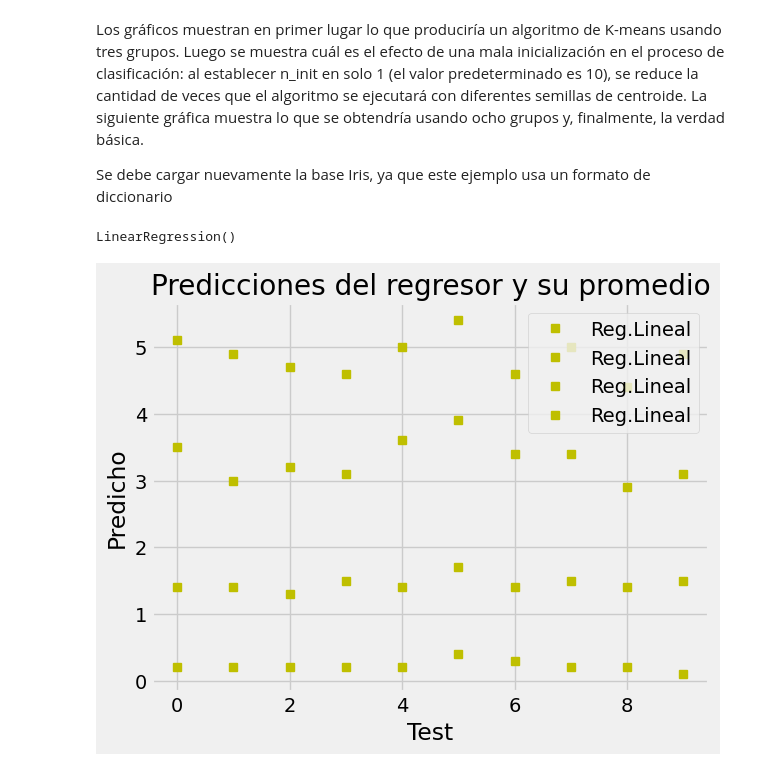
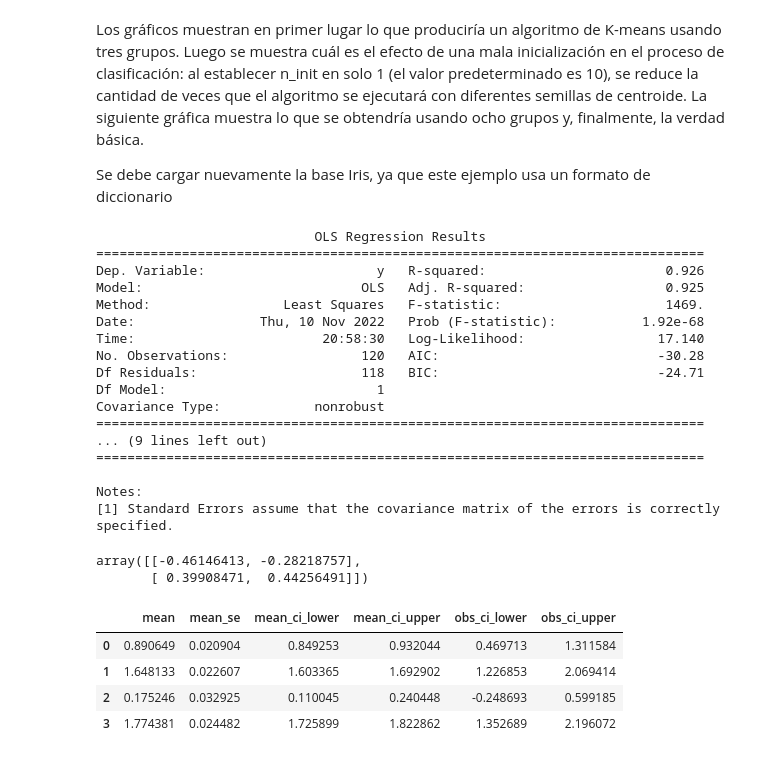
Before and after one commit to merlin-cba/ISPC-Ciencia-de-Datos, a Jupyter notebook: Examen V1.ipynb, the cells around one changed output. Drawn from its saved outputs; the diff is of its cells as text; code cells hidden in the pictures.

```diff
--- a/Examen V1.ipynb
+++ b/Examen V1.ipynb
@@ -187,8 +174,8 @@ Se debe cargar nuevamente la base Iris, ya que este ejemplo usa un formato de di
 # División de los datos en train y test
 # ==============================================================================
 
-X = iris.data
-y = iris.data
+X = iris.data['petal length (cm)']
+y = iris.data['petal width (cm)']
 
 X_train, X_test, y_train, y_test = train_test_split(
                                         X.values.reshape(-1,1),
@@ -199,8 +186,27 @@ X_train, X_test, y_train, y_test = train_test_split(
                                     )
 
 
-reg = LinearRegression()
-
-reg.fit(X, y)
+# Creación del modelo
+# ==============================================================================
+X_train = sm.add_constant(X_train, prepend=True)
+modelo = sm.OLS(endog=y_train, exog=X_train,)
+modelo = modelo.fit()
+print(modelo.summary())
 # %% [output]
-LinearRegression()
+                            OLS Regression Results
+==============================================================================
+Dep. Variable:                      y   R-squared:                       0.926
+Model:                            OLS   Adj. R-squared:                  0.925
+Method:                 Least Squares   F-statistic:                     1469.
+Date:                Thu, 10 Nov 2022   Prob (F-statistic):           1.92e-68
+Time:                        20:58:30   Log-Likelihood:                 17.140
+No. Observations:                 120   AIC:                            -30.28
+Df Residuals:                     118   BIC:                            -24.71
+Df Model:                           1
+Covariance Type:            nonrobust
+==============================================================================
+... (9 lines left out)
+==============================================================================
+
+Notes:
+[1] Standard Errors assume that the covariance matrix of the errors is correctly specified.
@@ -220,13 +213,18 @@ modelo.intercept_
-# %%
-plt.figure()
-plt.plot(pred1, "ys", label="Reg.Lineal")
-
-#plt.tick_params(axis="x", which="both", bottom=False, top=False, labelbottom=False)
-plt.ylabel("Predicho")
-plt.xlabel("Test")
-plt.legend(loc="best")
-plt.title("Predicciones del regresor y su promedio")
-
-plt.show()
-# %% [output]
-[figure, removed]
+# %%
+# Intervalos de confianza para los coeficientes del modelo
+# ==============================================================================
+modelo.conf_int(alpha=0.05)
+# %% [output]
+array([[-0.46146413, -0.28218757],
+       [ 0.39908471,  0.44256491]])
+# %%
+# Predicciones con intervalo de confianza del 95%
+# ==============================================================================
+predicciones = modelo.get_prediction(exog = X_train).summary_frame(alpha=0.05)
+predicciones.head(4)
+# %% [output]
+|  | mean | mean_se | mean_ci_lower | mean_ci_upper | obs_ci_lower | obs_ci_upper |
+| 0 | 0.890649 | 0.020904 | 0.849253 | 0.932044 | 0.469713 | 1.311584 |
+| 1 | 1.648133 | 0.022607 | 1.603365 | 1.692902 | 1.226853 | 2.069414 |
+| 2 | 0.175246 | 0.032925 | 0.110045 | 0.240448 | -0.248693 | 0.599185 |
+| 3 | 1.774381 | 0.024482 | 1.725899 | 1.822862 | 1.352689 | 2.196072 |
```
Also changed, not shown: parts of 8 cells of this notebook.
